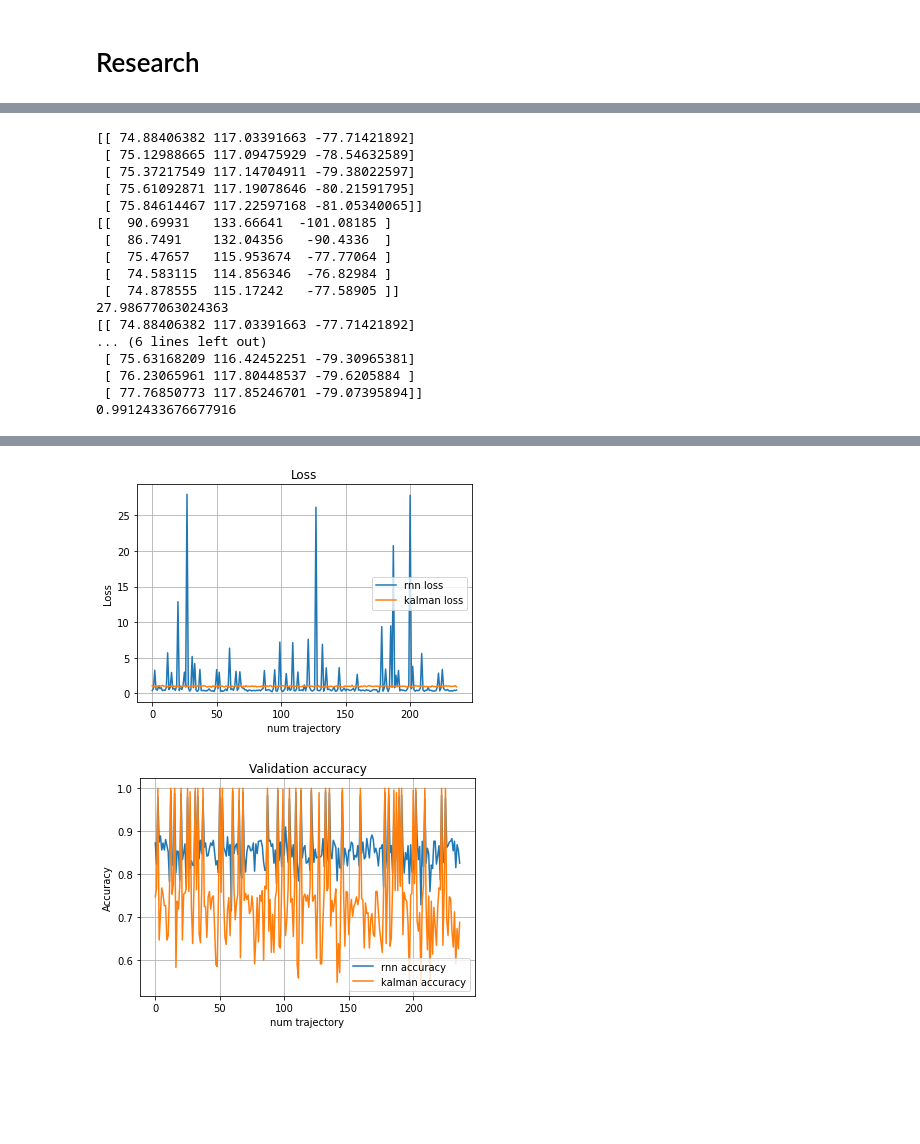
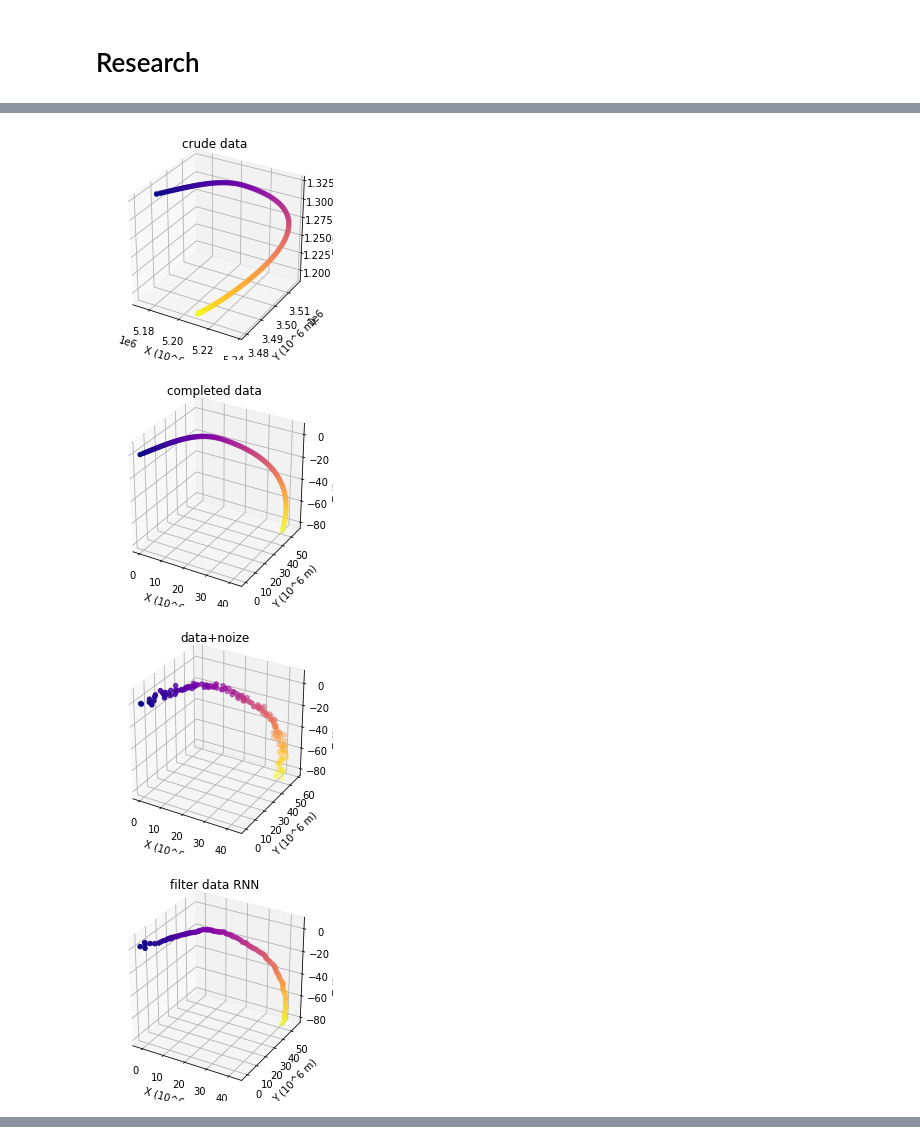
Before and after one commit to dart9905/coursework, a Jupyter notebook: KalmanNN/KalmanNN.ipynb, the cells around one changed output, grey strips where cells are left out. Drawn from its saved outputs; the diff is of its cells as text; code cells hidden in the pictures; blank space fills up the shorter version.

```diff
--- a/KalmanNN/KalmanNN.ipynb
+++ b/KalmanNN/KalmanNN.ipynb
@@ -834,8 +830,8 @@ def predict(x, P, F, Q, B, u):
     return x, P
 
 
-def update(x, P, z, R, H):
-    I = np.eye(9)
+def update(x, P, z, R, H, size_coordinates):
+    I = np.eye(3*size_coordinates)
     y = z - H @ x
     S = H @ P @ H.T + R
     S_1 = np.linalg.inv(S)
@@ -847,7 +843,7 @@ def update(x, P, z, R, H):
 def FilterKalman(trajectories, size_coordinates, time_step, Q_spector_noise, coordinates_noise, B = None, U = None):
     assert size_coordinates in [1, 2, 3]
 
-    dt = size_coordinates
+    dt = time_step
 
     R = np.eye(size_coordinates) * coordinates_noise**2 #covariance matrix of measurements
     if B == None:
@@ -862,8 +858,8 @@ def FilterKalman(trajectories, size_coordinates, time_step, Q_spector_noise, coo
     Q = Q * Q_spector_noise
 
     F = np.array([[1., dt, dt**2/2],
-              [0., 1., dt     ],
-              [0., 0., 1.     ]])
+                  [0., 1., dt     ],
+                  [0., 0., 1.     ]])
 
     H = np.array([1., 0., 0.])
 
@@ -876,30 +872,39 @@ def FilterKalman(trajectories, size_coordinates, time_step, Q_spector_noise, coo
         Q = block_diag(Q, Q)
         H = block_diag(H, H)
 
-    x = np.zeros(9) #the initial prediction
-    P = np.eye(9) * 500. #confidence in the initial prediction
+    x = np.zeros(3*size_coordinates) #the initial prediction
+    P = np.eye(3*size_coordinates) * 500. #confidence in the initial prediction
 
     trajectories_filter = []
+    trajectories_filter_x = []
+    trajectories_filter_P = []
 
     for id_p, point in enumerate(trajectories):
         x, P = predict(x, P, F, Q, B, u)
-        x, P = update(x, P, point, R, H)
+        x, P = update(x, P, point, R, H, size_coordinates)
         trajectories_filter.append(x[0::3])
+        trajectories_filter_P.append(P[0::3,0::3]@np.ones(size_coordinates))
 
-    return trajectories_filter
+    return trajectories_filter, trajectories_filter_P
 # %%
 Q_spector_noise  = 100 #the density of the White noise / our trust in the filter
-coordinate_noise = 5. #noise sqrt(dispersion) at the radius
+coordinates_noise = 5 #noise sqrt(dispersion) at the radius
 size_coordinates = 3
-time_step = 0.25
+time_step = 0.1
 # %%
 data_trajectories_filter = []
+data_trajectories_filter_P = []
 
 for id_b, batch_total in enumerate(test_dl):
     batch_trajectories_filter = []
+    batch_data_trajectories_filter_P = []
     for id_t, trajectories in enumerate(batch_total['data_noise'].numpy()):
-        batch_trajectories_filter.append(FilterKalman(trajectories, size_coordinates, time_step, Q_spector_noise, coordinates_noise))
+        traj, traj_P = FilterKalman(trajectories, size_coordinates, time_step, Q_spector_noise, coordinates_noise)
+        # batch_trajectories_filter.append(FilterKalman(trajectories, size_coordinates, time_step, Q_spector_noise, coordinates_noise))
+        batch_trajectories_filter.append(traj)
+        batch_data_trajectories_filter_P.append(traj_P)
     data_trajectories_filter.append(batch_trajectories_filter)
+    data_trajectories_filter_P.append(batch_data_trajectories_filter_P)
 # %% [markdown]
 # Research
 # %%
@@ -945,22 +961,12 @@ def Deviation(data_real, data_rnn, data_kalman, Discrepancy, BATCH_SIZE_TEST):
 # %%
-k = 27
-print(MSE(test_data.data['data'][k], pack_predictions[k//BATCH_SIZE_TEST][k-k//BATCH_SIZE_TEST*BATCH_SIZE_TEST].numpy()))
-print(MSE(test_data.data['data'][k], np.array(data_trajectories_filter[k//BATCH_SIZE_TEST][k-k//BATCH_SIZE_TEST*BATCH_SIZE_TEST])))
+k = 0#27
+plot_trajectory(dset[test_keys[k]], 'crude data')
+plot_trajectory(test_data.data['data'][k], 'completed data')
+plot_trajectory(test_data.data['data_noise'][k], 'data+noize')
+plot_trajectory(pack_predictions[k//BATCH_SIZE_TEST][k-k//BATCH_SIZE_TEST*BATCH_SIZE_TEST], 'filter data RNN')
+plot_trajectory(data_trajectories_filter[k//BATCH_SIZE_TEST][k-k//BATCH_SIZE_TEST*BATCH_SIZE_TEST], 'filter data Kalman')
 # %% [output]
-[[ 74.88406382 117.03391663 -77.71421892]
- [ 75.12988665 117.09475929 -78.54632589]
- [ 75.37217549 117.14704911 -79.38022597]
- [ 75.61092871 117.19078646 -80.21591795]
- [ 75.84614467 117.22597168 -81.05340065]]
-[[  90.69931   133.66641  -101.08185 ]
- [  86.7491    132.04356   -90.4336  ]
- [  75.47657   115.953674  -77.77064 ]
- [  74.583115  114.856346  -76.82984 ]
- [  74.878555  115.17242   -77.58905 ]]
-27.98677063024363
-[[ 74.88406382 117.03391663 -77.71421892]
-... (6 lines left out)
- [ 75.63168209 116.42452251 -79.30965381]
- [ 76.23065961 117.80448537 -79.6205884 ]
- [ 77.76850773 117.85246701 -79.07395894]]
-0.9912433676677916
+[figure, added]
+[figure, added]
+[figure, added]
+[figure, added]
@@ -967,5 +973,0 @@ print(MSE(test_data.data['data'][k], np.array(data_trajectories_filter[k//BATCH_
-# %%
-loss_rnn, loss_kalman, accuracy_rnn, accuracy_kalman = Deviation(test_data.data['data'], pack_predictions, data_trajectories_filter, Discrepancy, BATCH_SIZE_TEST)
-# %% [output]
-[figure, removed]
-[figure, removed]
```
Also changed, not shown: parts of 8 cells of this notebook, 2 other files.
